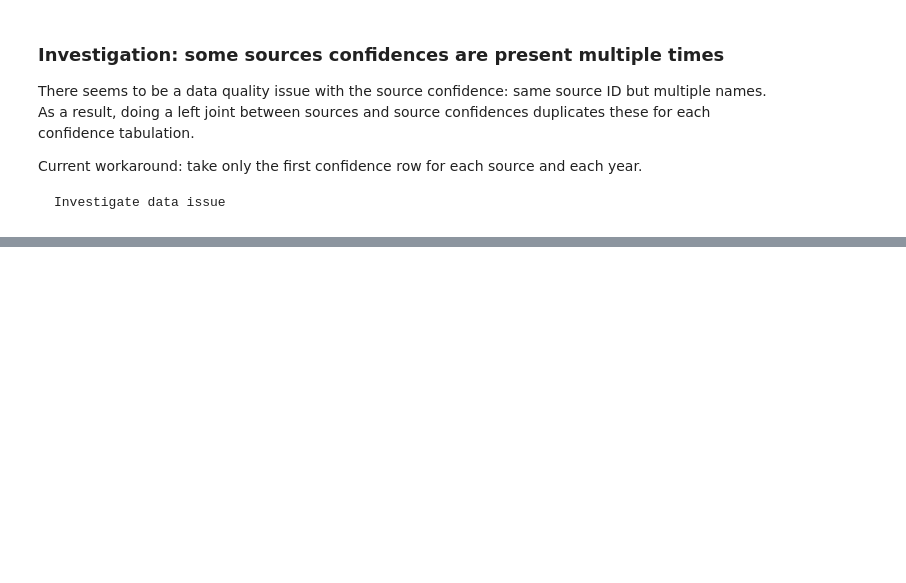
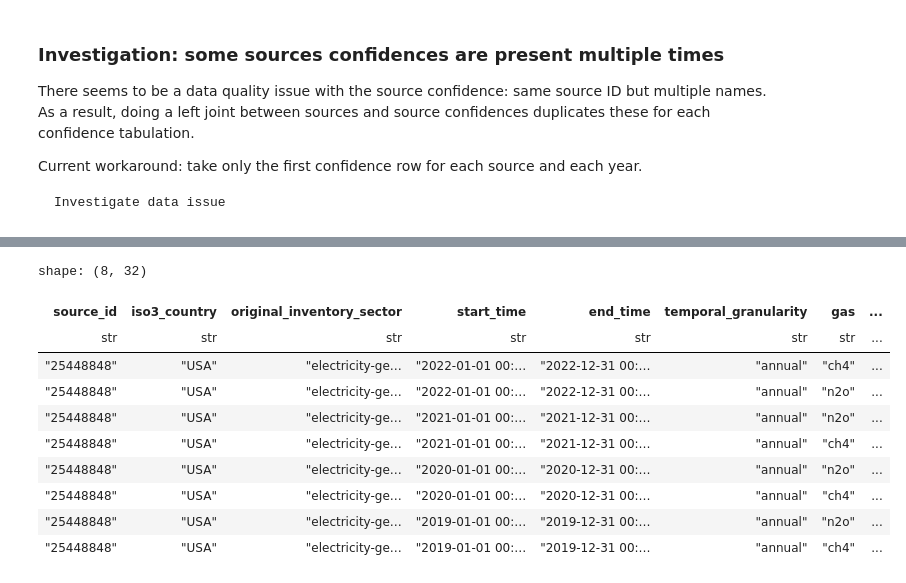
Before and after one commit to tjhunter/climate-trace-handbook, a Jupyter notebook: ct_book/_build/jupyter_execute/ingestion.ipynb, the cells around one changed output, grey strips where cells are left out. Drawn from its saved outputs; the diff is of its cells as text; code cells hidden in the pictures; blank space fills up the shorter version.

Commit message:
null emissions

```diff
--- a/ct_book/_build/jupyter_execute/ingestion.ipynb
+++ b/ct_book/_build/jupyter_execute/ingestion.ipynb
@@ -316,0 +363,20 @@ shape: (2_751, 22)
+# %%
+sdf = ct.data._load_csv(
+    lambda _, sname: sname.startswith("electricity") and sname.endswith("sources.csv"))
+# %%
+(sdf
+.filter(c_emissions_quantity.is_null())
+.filter(c_source_id == "25448848")
+)
+# %% [output]
+shape: (8, 32)
+| source_id | iso3_country | original_inventory_sector | start_time | end_time | temporal_granularity | gas | ... |
+| str | str | str | str | str | str | str | ... |
+| "25448848" | "USA" | "electricity-ge… | "2022-01-01 00:… | "2022-12-31 00:… | "annual" | "ch4" | ... |
+| "25448848" | "USA" | "electricity-ge… | "2022-01-01 00:… | "2022-12-31 00:… | "annual" | "n2o" | ... |
+| "25448848" | "USA" | "electricity-ge… | "2021-01-01 00:… | "2021-12-31 00:… | "annual" | "n2o" | ... |
+| "25448848" | "USA" | "electricity-ge… | "2021-01-01 00:… | "2021-12-31 00:… | "annual" | "ch4" | ... |
+| "25448848" | "USA" | "electricity-ge… | "2020-01-01 00:… | "2020-12-31 00:… | "annual" | "n2o" | ... |
+| "25448848" | "USA" | "electricity-ge… | "2020-01-01 00:… | "2020-12-31 00:… | "annual" | "ch4" | ... |
+| "25448848" | "USA" | "electricity-ge… | "2019-01-01 00:… | "2019-12-31 00:… | "annual" | "n2o" | ... |
+| "25448848" | "USA" | "electricity-ge… | "2019-01-01 00:… | "2019-12-31 00:… | "annual" | "ch4" | ... |
```
Also changed, not shown: parts of 7 cells of this notebook, 17 other files.
